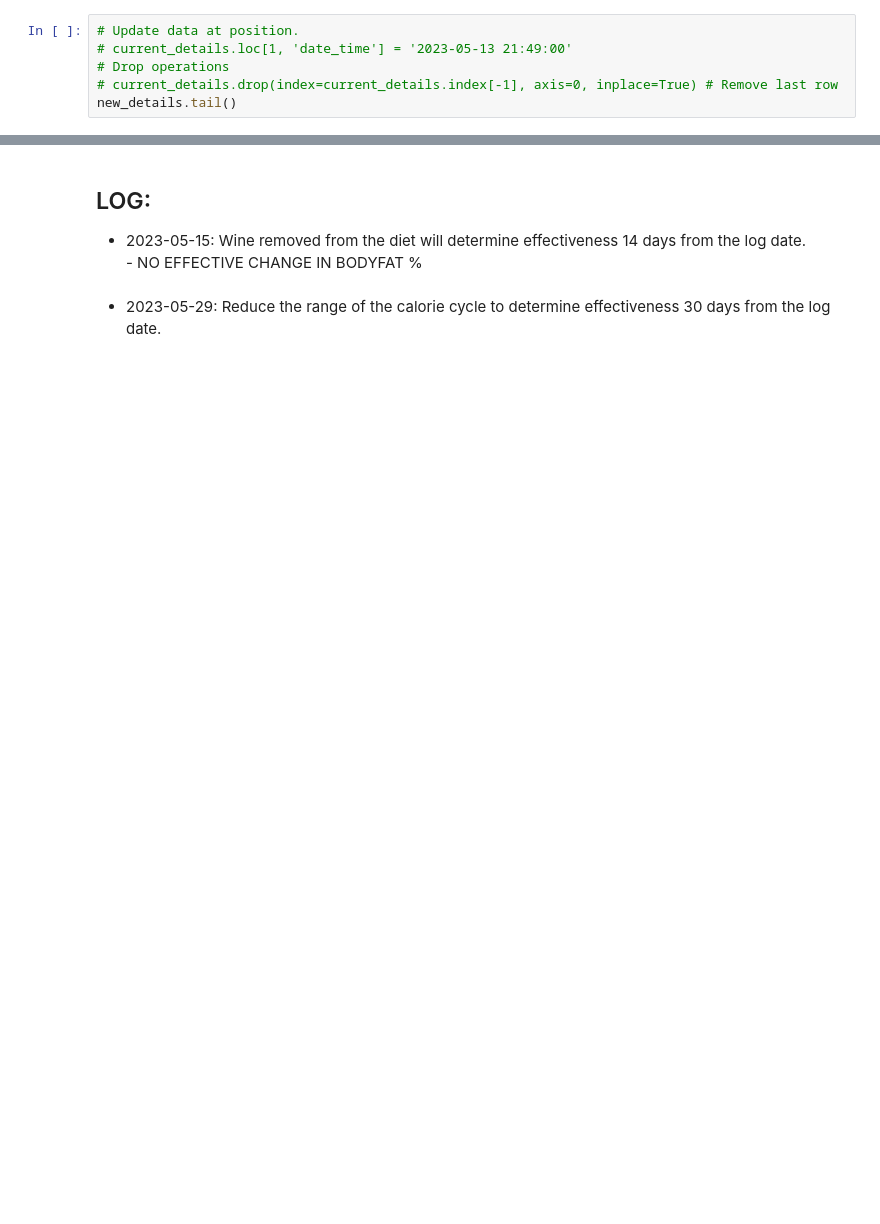
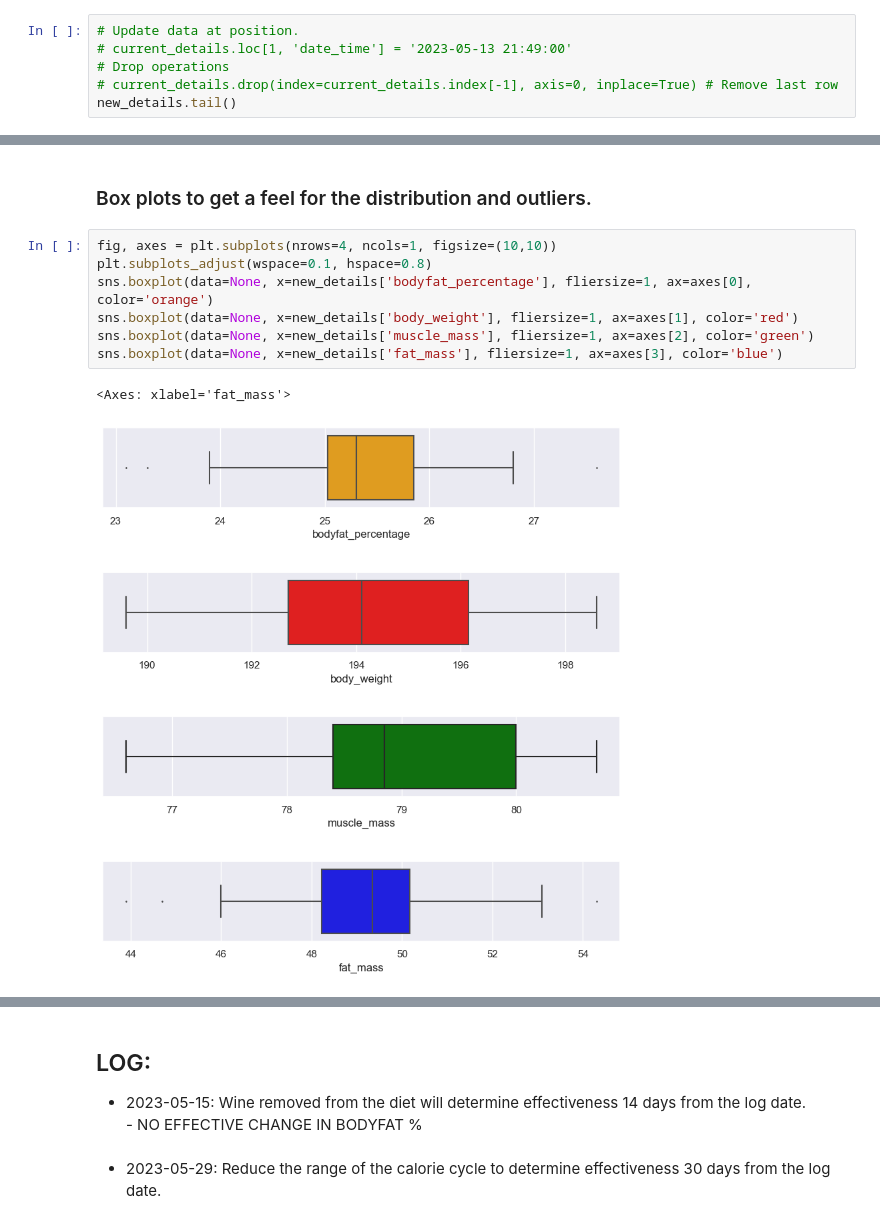
Before and after one commit to Artuk009/Case-Studies, a Jupyter notebook: MyFitnessAndNutrition/weight_details.ipynb, the cells around one changed output, grey strips where cells are left out. Drawn from its saved outputs; the diff is of its cells as text; blank space fills up the shorter version.

```diff
--- a/MyFitnessAndNutrition/weight_details.ipynb
+++ b/MyFitnessAndNutrition/weight_details.ipynb
@@ -122,0 +150,12 @@ sns.boxplot(data=None, x=new_details['bodyfat_percentage'], fliersize=1)
+# %% [markdown]
+### Box plots to get a feel for the distribution and outliers.
+# %%
+fig, axes = plt.subplots(nrows=4, ncols=1, figsize=(10,10))
+plt.subplots_adjust(wspace=0.1, hspace=0.8)
+sns.boxplot(data=None, x=new_details['bodyfat_percentage'], fliersize=1, ax=axes[0], color='orange')
+sns.boxplot(data=None, x=new_details['body_weight'], fliersize=1, ax=axes[1], color='red')
+sns.boxplot(data=None, x=new_details['muscle_mass'], fliersize=1, ax=axes[2], color='green')
+sns.boxplot(data=None, x=new_details['fat_mass'], fliersize=1, ax=axes[3], color='blue')
+# %% [output]
+<Axes: xlabel='fat_mass'>
+[figure, added]
```
Also changed, not shown: parts of 26 cells of this notebook, 2 other files.
